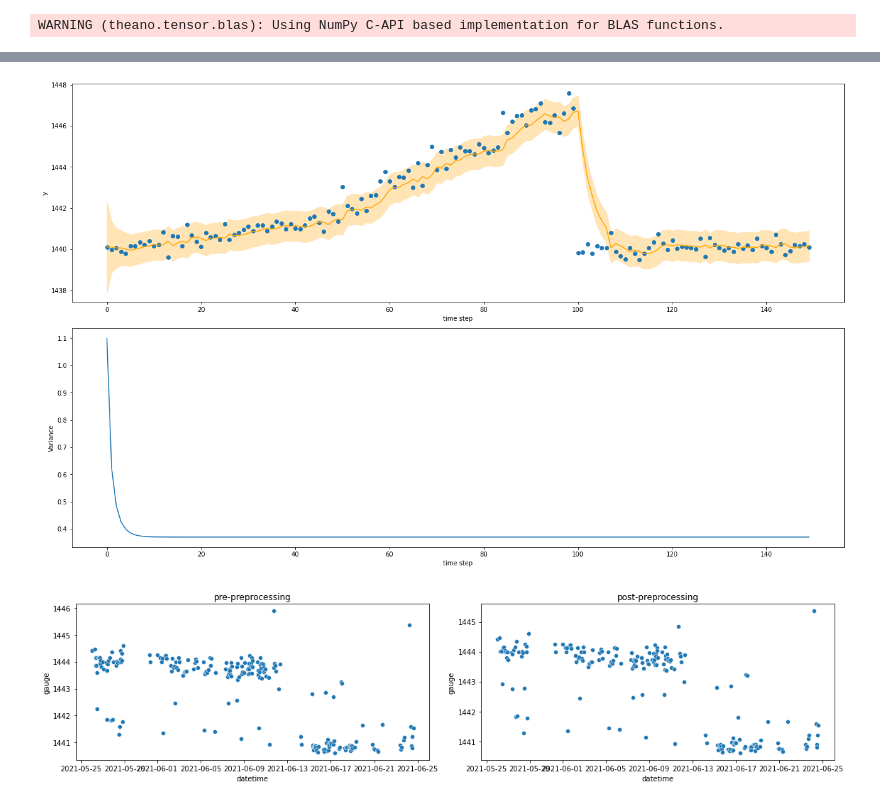
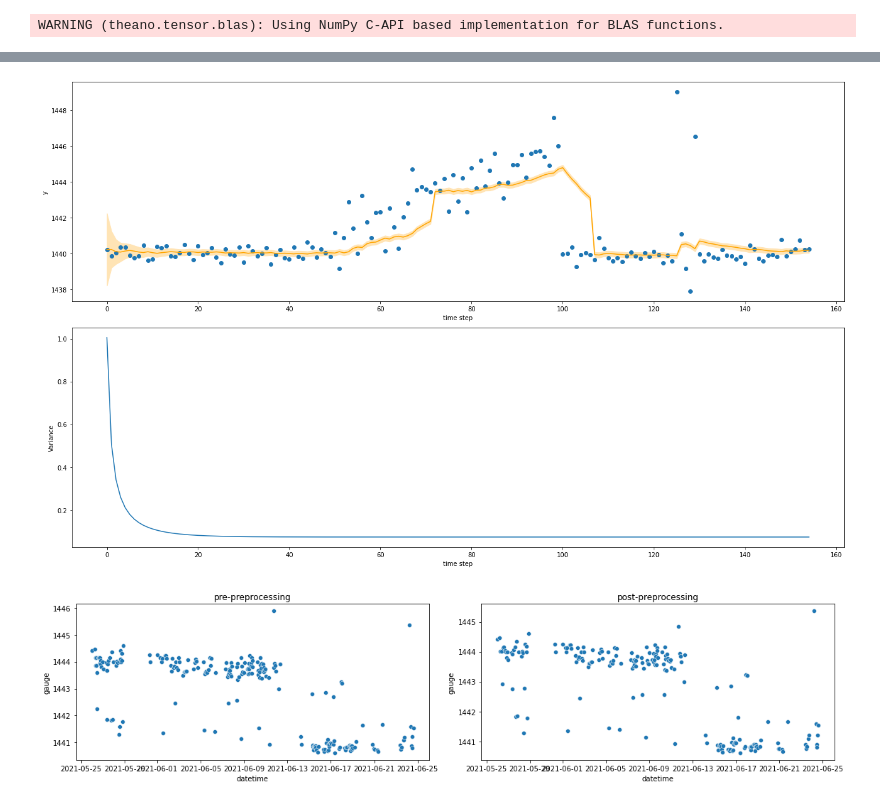
Before and after one commit to benlau6/hierarchy-bayesian-modeling-time-series-sensor, a Jupyter notebook: kalman_filter.ipynb, the cells around one changed output, grey strips where cells are left out. Saved outputs shown, nothing was run; the diff lists cells and outputs as text; code cells hidden in the pictures.

Commit message:
modified samples

```diff
--- a/kalman_filter.ipynb
+++ b/kalman_filter.ipynb
@@ -24,7 +24,10 @@ config.read(args.config_file)
 args.s3_bucket = config.get('default', 's3_bucket')
 args.s3_prefix = config.get('default', 's3_prefix')
 # %%
-sample1 = Sample(N=50, mu=1440, beta=0.03, sigma=0.3)
-sample2 = Sample(N=50, mu=1442, beta=0.1, sigma=0.5)
-sample3 = Sample(N=50, mu=1440, beta=0.001, sigma=0.3)
-sample = sample1 + sample2 + sample3
+sample1 = Sample(N=50, mu=1440, beta=0.001, sigma=0.3)
+sample2 = Sample(N=50, mu=1441, beta=0.1, sigma=1)
+sample3 = Sample(N=25, mu=1440, beta=0.001, sigma=0.3)
+sample4 = Sample(N=5, mu=1440, beta=0.001, sigma=5)
+sample5 = Sample(N=25, mu=1440, beta=0.001, sigma=0.3)
+sample = sample1 + sample2 + sample3 + sample4 + sample5
+sample.plot()
@@ -37,11 +36,13 @@ ts = sample.t
 # %%
-smoothing_param = 0.1
+zs = sample.y
+ts = sample.t
+smoothing_param = 0.005
 movement = gaussian(0, smoothing_param)
 kf_model = KalmanFilterChangePointModel(changepoint_tolerance=5, residual_tolerance=0.5)
 kf_model.fit(zs, movement, sensor_var=1)
 kf_model.plot_all(ts, zs)
 # %% [output]
-[figure, old version]
+[figure, new version]
 # %%
 data = Data(args.s3_bucket, args.s3_prefix, args.last_n_days)
 data.get_raw_generator()
```
Also changed, not shown: parts of 2 cells of this notebook.
